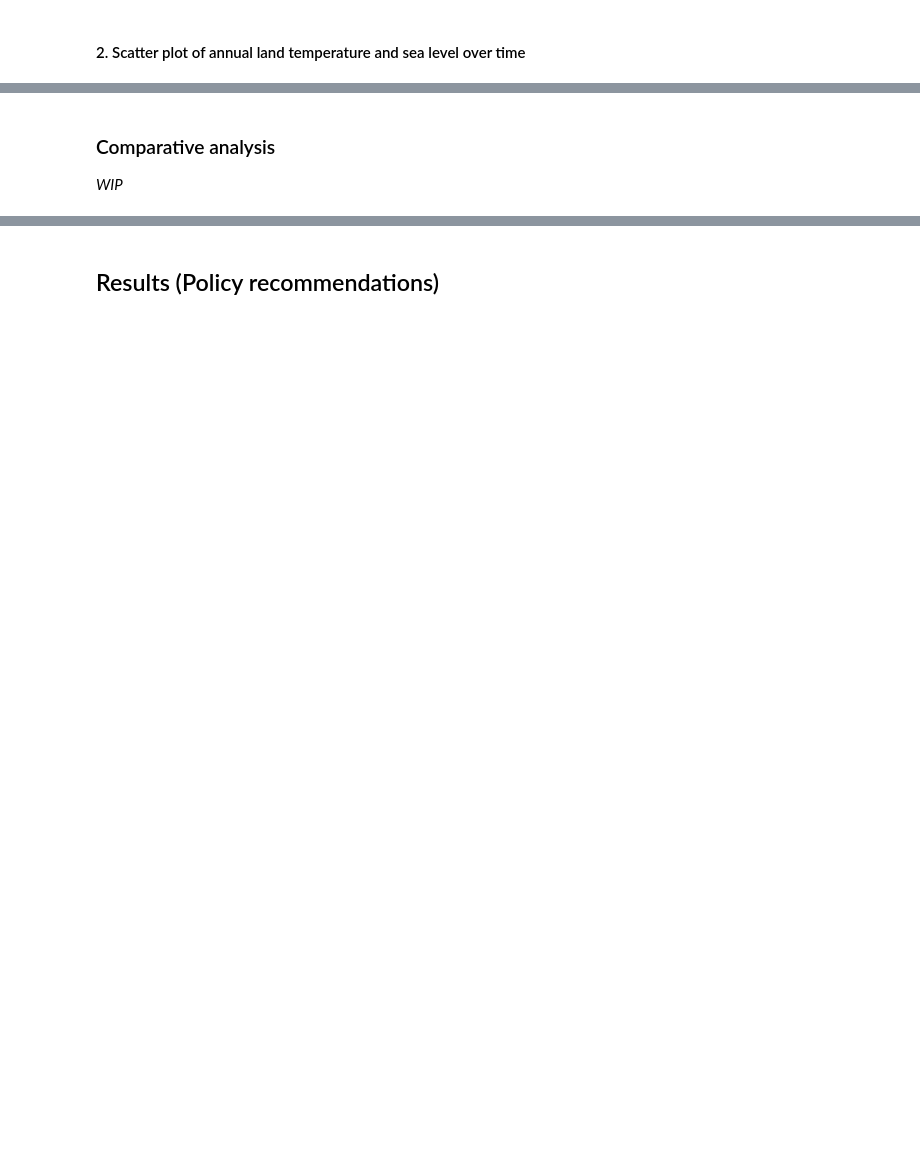
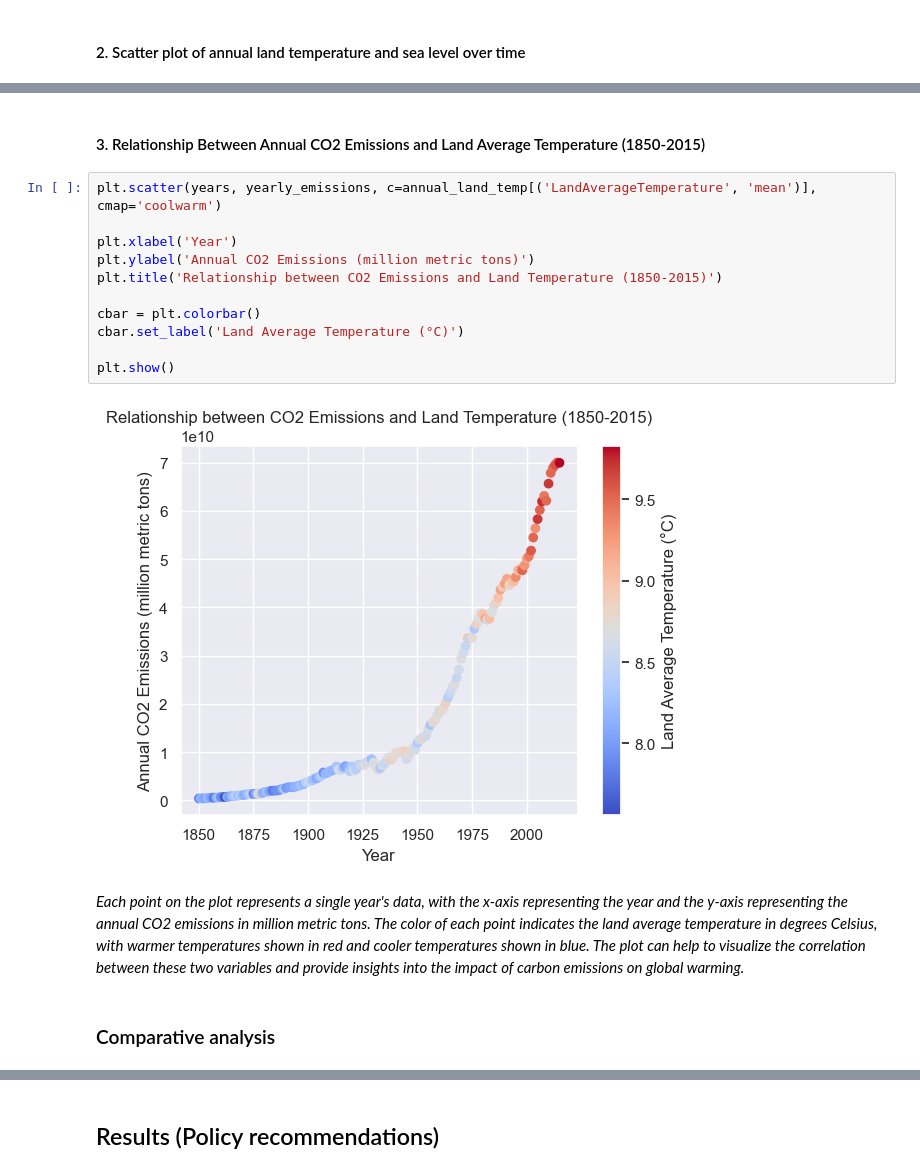
Before and after one commit to fuchenru/How-have-carbon-emissions-affected-climate-change-, a Jupyter notebook: CMSE 202 Final Project.ipynb, the cells around one changed output, grey strips where cells are left out. Saved outputs shown, nothing was run; the diff lists cells and outputs as text; blank space fills up the shorter version.

```diff
--- a/CMSE 202 Final Project.ipynb
+++ b/CMSE 202 Final Project.ipynb
@@ -217,4 +236,19 @@ plt.show()
+# %% [markdown]
+#### 3. Relationship Between Annual CO2 Emissions and Land Average Temperature (1850-2015)
+# %%
+plt.scatter(years, yearly_emissions, c=annual_land_temp[('LandAverageTemperature', 'mean')], cmap='coolwarm')
+
+plt.xlabel('Year')
+plt.ylabel('Annual CO2 Emissions (million metric tons)')
+plt.title('Relationship between CO2 Emissions and Land Temperature (1850-2015)')
+
+cbar = plt.colorbar()
+cbar.set_label('Land Average Temperature (°C)')
+
+plt.show()
+# %% [output]
+[figure, added]
+# %% [markdown]
+*Each point on the plot represents a single year's data, with the x-axis representing the year and the y-axis representing the annual CO2 emissions in million metric tons. The color of each point indicates the land average temperature in degrees Celsius, with warmer temperatures shown in red and cooler temperatures shown in blue. The plot can help to visualize the correlation between these two variables and provide insights into the impact of carbon emissions on global warming.*
 # %% [markdown]
 ### Comparative analysis
-
-*WIP*
```
Also changed, not shown: parts of 23 cells of this notebook.
